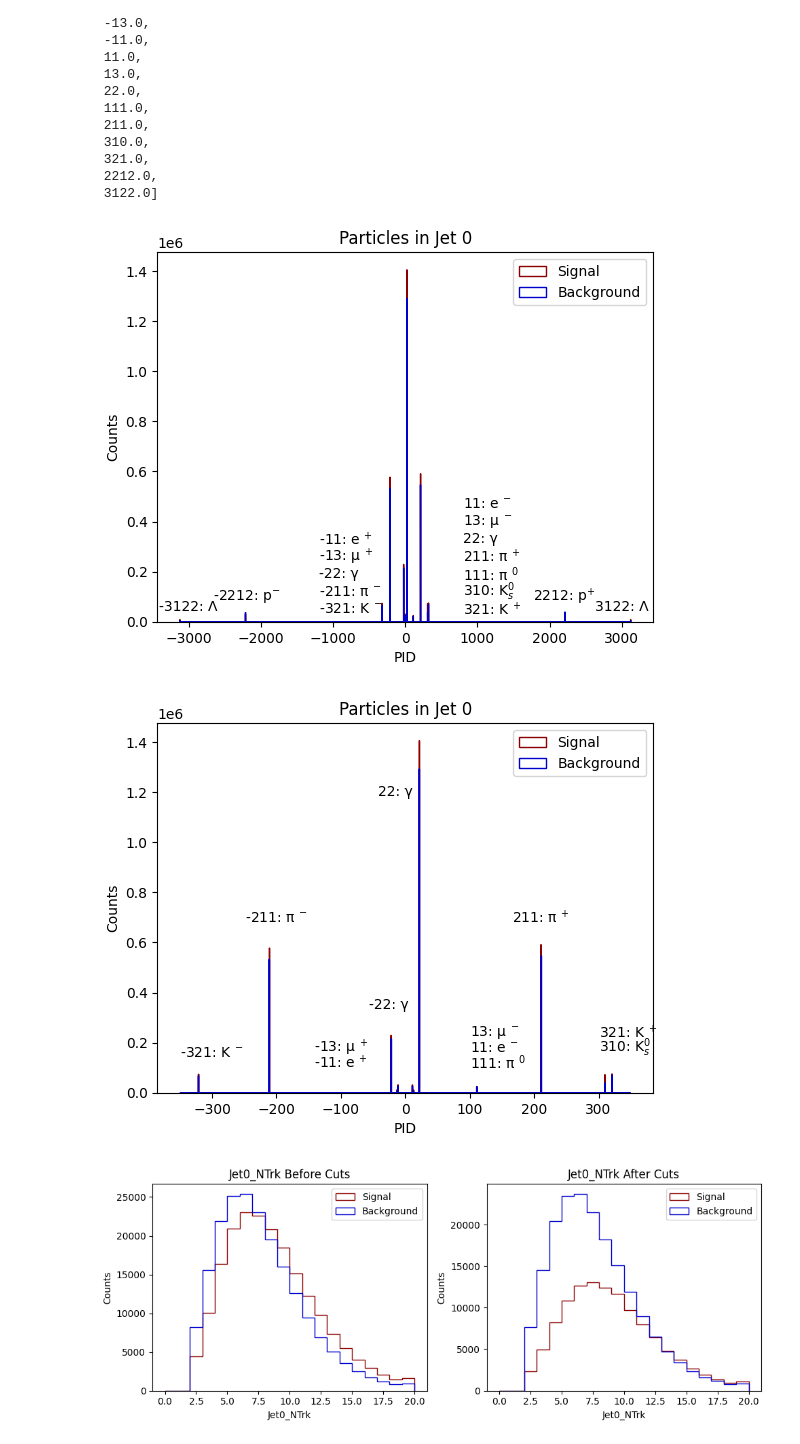
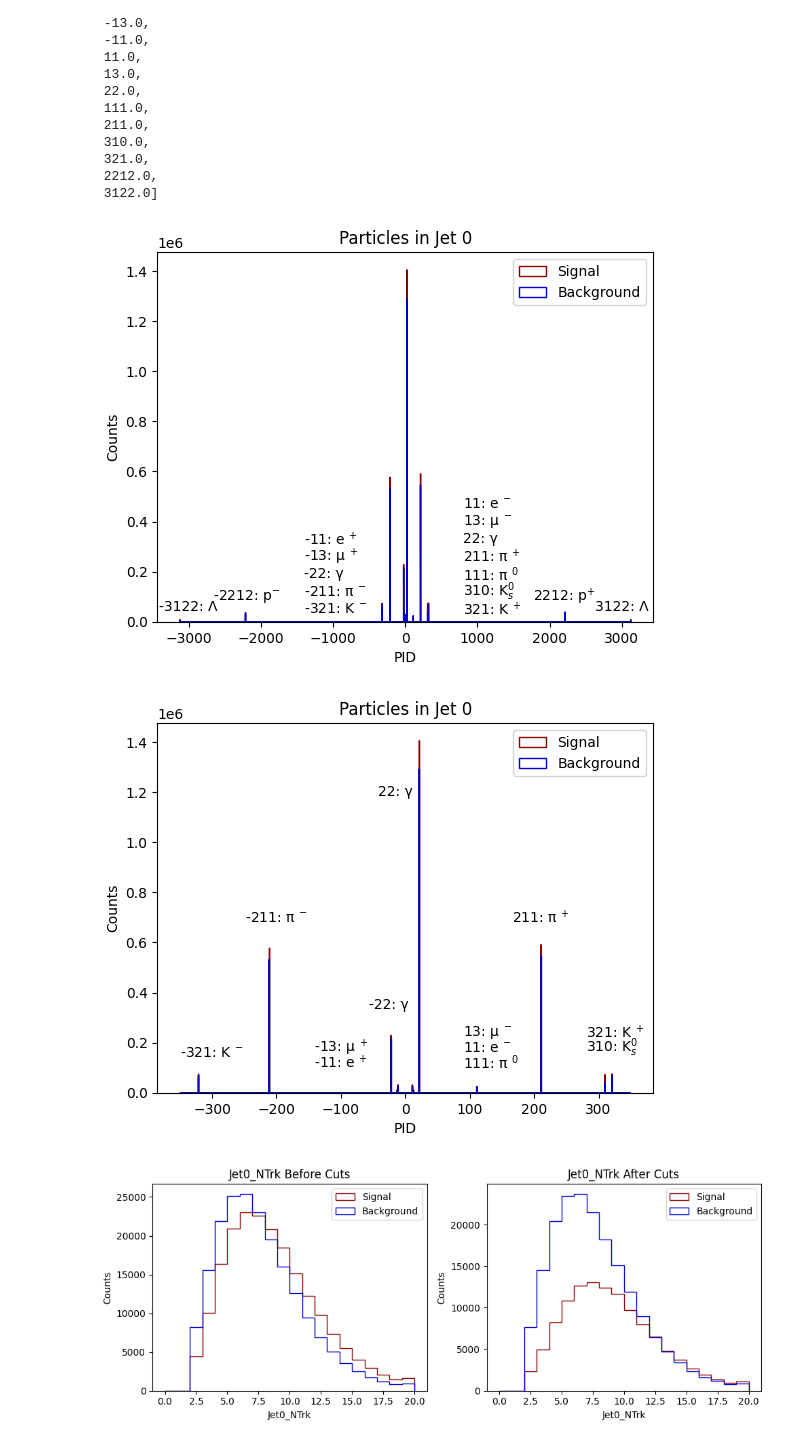
Before and after one commit to gpesticci/Jet-GNN, a Jupyter notebook: plots.ipynb, the cells around one changed output. Saved outputs shown, nothing was run; the diff lists cells and outputs as text; code cells hidden in the pictures.

```diff
--- a/plots.ipynb
+++ b/plots.ipynb
@@ -189,11 +189,11 @@ plt.hist(back_list, label='Background', bins='auto', range=None, histtype='step'
 
 plt.text(-3000, 60000, '-3122: Λ', horizontalalignment='center', verticalalignment='center')
 plt.text(-2200, 100000, '-2212: p$^{-}$', horizontalalignment='center', verticalalignment='center')
-plt.text(-1200, 50000, '-321: K $^{-}$', horizontalalignment='left', verticalalignment='center')
-plt.text(-1200, 120000, '-211: π $^{-}$', horizontalalignment='left', verticalalignment='center')
-plt.text(-1200, 190000, '-22: γ', horizontalalignment='left', verticalalignment='center')
-plt.text(-1200, 260000, '-13: µ $^{+}$', horizontalalignment='left', verticalalignment='center')
-plt.text(-1200, 330000, '-11: e $^{+}$', horizontalalignment='left', verticalalignment='center')
+plt.text(-1400, 50000, '-321: K $^{-}$', horizontalalignment='left', verticalalignment='center')
+plt.text(-1400, 120000, '-211: π $^{-}$', horizontalalignment='left', verticalalignment='center')
+plt.text(-1400, 190000, '-22: γ', horizontalalignment='left', verticalalignment='center')
+plt.text(-1400, 260000, '-13: µ $^{+}$', horizontalalignment='left', verticalalignment='center')
+plt.text(-1400, 330000, '-11: e $^{+}$', horizontalalignment='left', verticalalignment='center')
 
 plt.text(800, 470000, '11: e $^{-}$', horizontalalignment='left', verticalalignment='center')
 plt.text(800, 400000, '13: µ $^{-}$', horizontalalignment='left', verticalalignment='center')
@@ -210,32 +210,32 @@ plt.ylabel('Counts');
 plt.title('Particles in Jet 0');
 plt.legend(loc='best');
 # %% [output]
-[figure, old version]
+[figure, new version]
 # %%
 # Plot of Daughters PID in range of pions
 plt.hist(sig_list, label='Signal', bins='auto', range=[-350,350], histtype='step', color='darkred')
 plt.hist(back_list, label='Background', bins='auto', range=[-350,350], histtype='step', color='mediumblue')
 
 plt.text(-300, 160000, '-321: K $^{-}$', horizontalalignment='center', verticalalignment='center')
 plt.text(-200, 700000, '-211: π $^{-}$', horizontalalignment='center', verticalalignment='center')
 plt.text(-25, 350000, '-22: γ', horizontalalignment='center', verticalalignment='center')
 plt.text(-100, 180000, '-13: µ $^{+}$', horizontalalignment='center', verticalalignment='center')
 plt.text(-100, 120000, '-11: e $^{+}$', horizontalalignment='center', verticalalignment='center')
 
-plt.text(100, 180000, '11: e $^{-}$', horizontalalignment='left', verticalalignment='center')
-plt.text(100, 240000, '13: µ $^{-}$', horizontalalignment='left', verticalalignment='center')
+plt.text(90, 180000, '11: e $^{-}$', horizontalalignment='left', verticalalignment='center')
+plt.text(90, 240000, '13: µ $^{-}$', horizontalalignment='left', verticalalignment='center')
 plt.text(-15, 1200000, '22: γ', horizontalalignment='center', verticalalignment='center')
-plt.text(100, 120000, '111: π $^{0}$', horizontalalignment='left', verticalalignment='center')
+plt.text(90, 120000, '111: π $^{0}$', horizontalalignment='left', verticalalignment='center')
 plt.text(211, 700000, '211: π $^{+}$', horizontalalignment='center', verticalalignment='center')
-plt.text(300, 180000, '310: K$^{0}_{s}$', horizontalalignment='left', verticalalignment='center')
-plt.text(300, 240000, '321: K $^{+}$', horizontalalignment='left', verticalalignment='center')
+plt.text(280, 180000, '310: K$^{0}_{s}$', horizontalalignment='left', verticalalignment='center')
+plt.text(280, 240000, '321: K $^{+}$', horizontalalignment='left', verticalalignment='center')
 
 plt.xlabel('PID');
 plt.ylabel('Counts');
 plt.title('Particles in Jet 0');
 plt.legend(loc='best');
 # %% [output]
-[figure, old version]
+[figure, new version]
 # %%
 def make_plots(col, bins, range, scale):
     fig, (ax1, ax2) = plt.subplots(1, 2, figsize=(10, 4))
```
Also changed, not shown: parts of 5 cells of this notebook.
